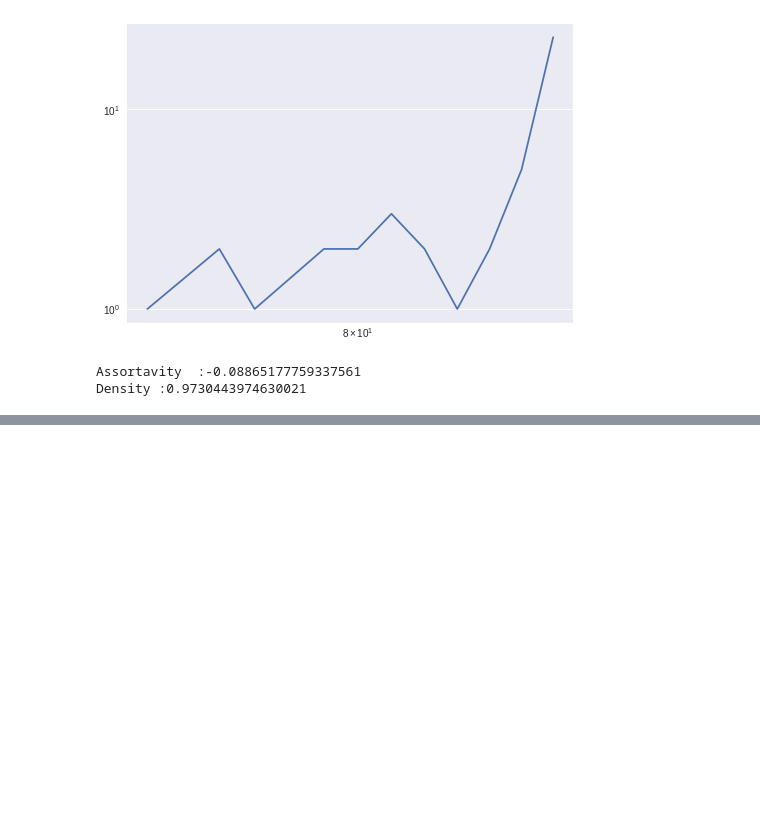
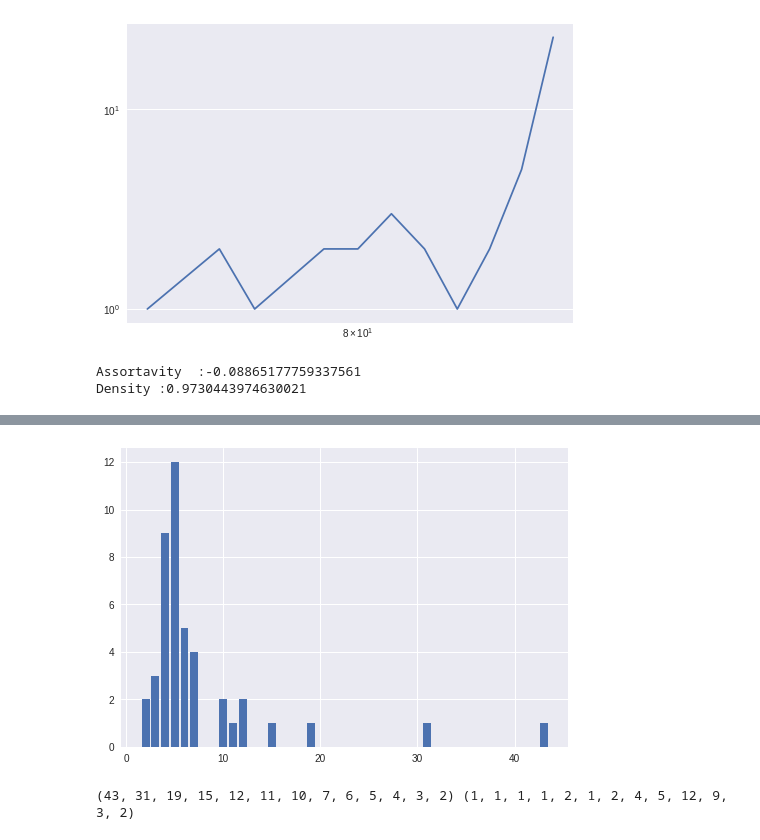
Before and after one commit to evijit/Finance_Graph_Theory, a Jupyter notebook: GrowthModels.ipynb, the cells around one changed output, grey strips where cells are left out. Drawn from its saved outputs; the diff is of its cells as text; code cells hidden in the pictures; blank space fills up the shorter version.

```diff
--- a/GrowthModels.ipynb
+++ b/GrowthModels.ipynb
@@ -136,0 +314,18 @@ Density :0.9730443974630021
+# %%
+# Calculate degree distribution histogram
+#degree_sequence = sorted(nx.degree(g).values(),reverse=True) # degree sequence
+degree_sequence1 = sorted([d for n, d in G2.degree()], reverse=True)  # degree sequence
+
+degreeCount1 = collections.Counter(degree_sequence1)
+deg1, cnt1 = zip(*degreeCount1.items())
+plt.bar(deg1, cnt1)#, width=0.80, color='b')
+#plt.scatter(deg,cnt)
+
+# PLot both graphs together
+#plt.axes([0.4, 0.4, 0.5, 0.5])
+#nx.draw(g,pos,node_size = 100)
+plt.show()
+print (deg1,cnt1)
+# %% [output]
+[figure, added]
+(43, 31, 19, 15, 12, 11, 10, 7, 6, 5, 4, 3, 2) (1, 1, 1, 1, 2, 1, 2, 4, 5, 12, 9, 3, 2)
```
Also changed, not shown: parts of 10 cells of this notebook.
